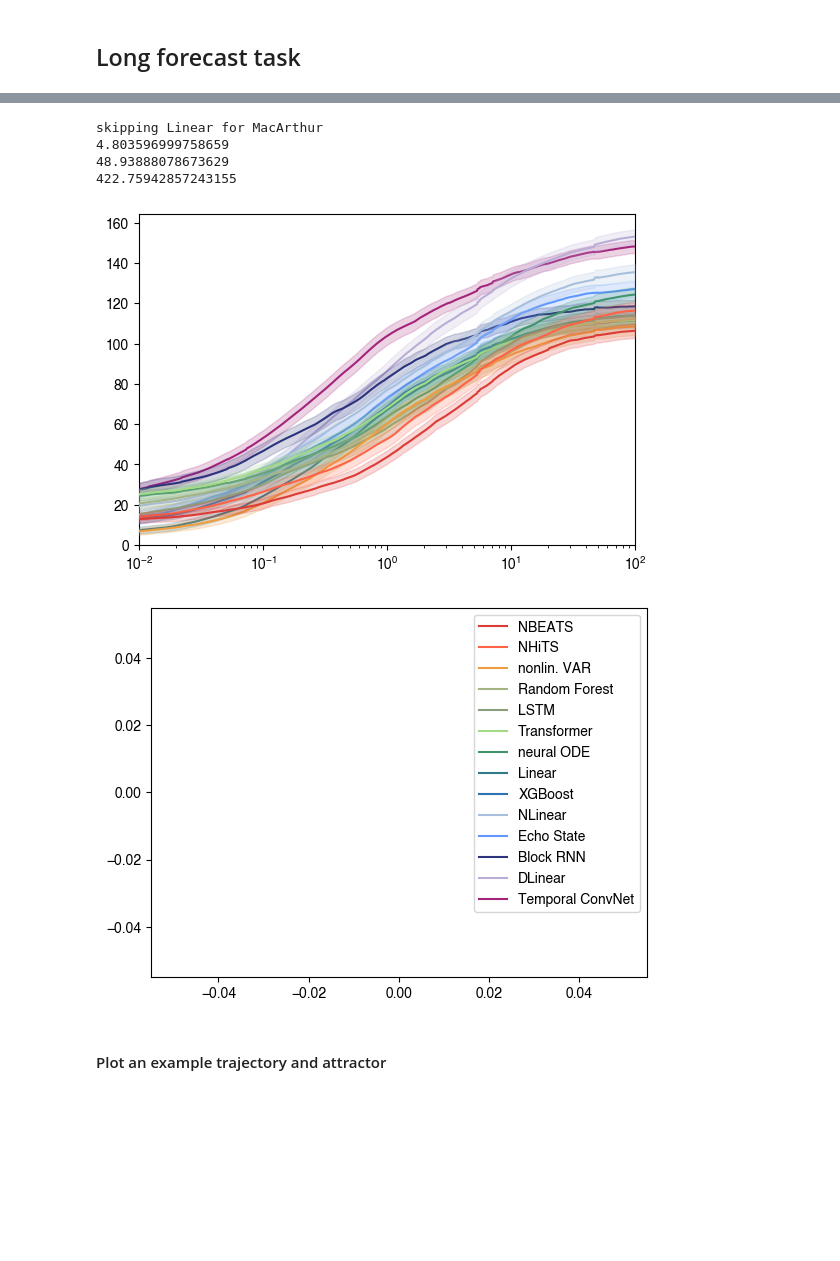
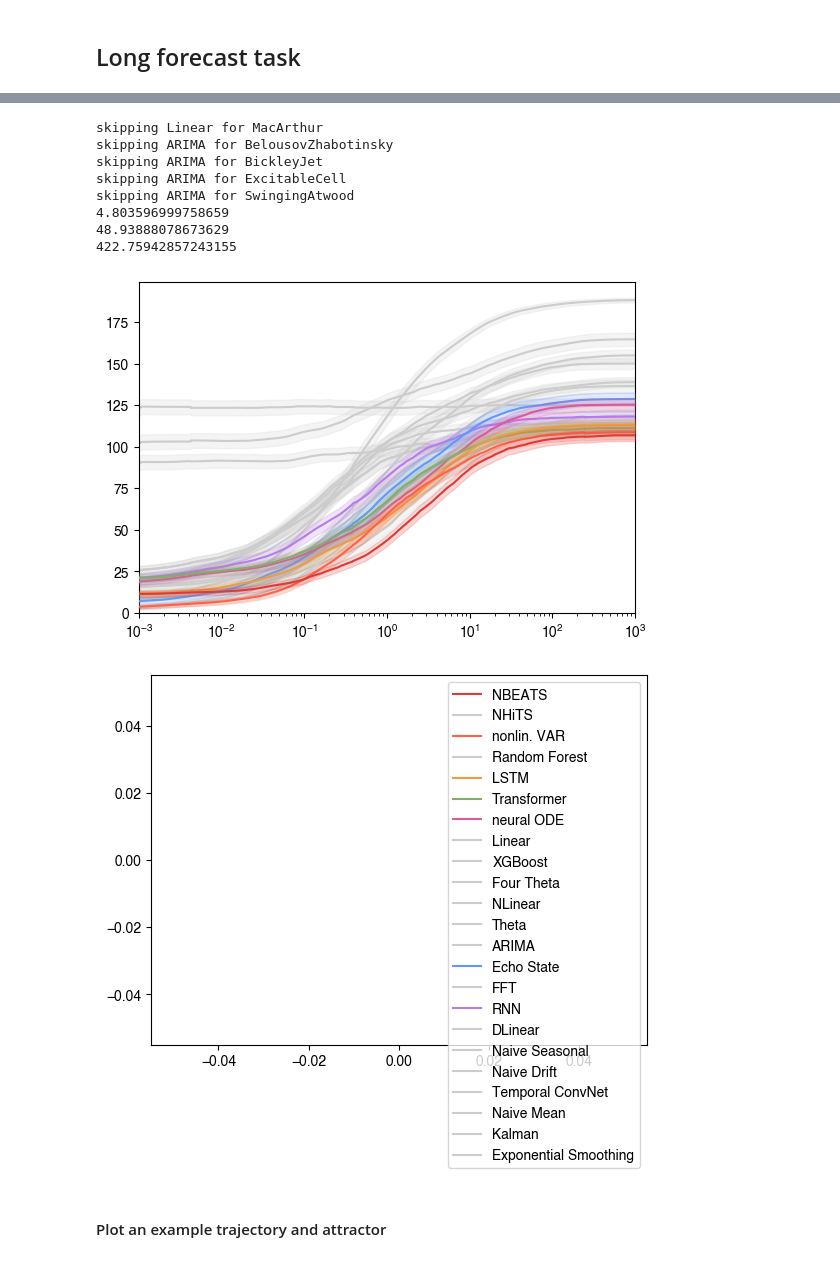
Before and after one commit to williamgilpin/dysts, a Jupyter notebook: benchmarks/figure_forecasting_benchmarks_figures.ipynb, the cells around one changed output, grey strips where cells are left out. Saved outputs shown, nothing was run; the diff lists cells and outputs as text; code cells hidden in the pictures; blank space fills up the shorter version.

```diff
--- a/benchmarks/figure_forecasting_benchmarks_figures.ipynb
+++ b/benchmarks/figure_forecasting_benchmarks_figures.ipynb
@@ -726,29 +705,23 @@ convert_json_to_gzip(fname)
 # %%
-## Load all outputs from cell above
-import json, gzip
-with gzip.open('./private_archive/all_outputs_long_forecasting.json.gz', 'rt', encoding="utf-8") as file:
-    all_outputs = json.load(file)
-    for key in all_outputs.keys():
-        for key2 in all_outputs[key].keys():
-            all_outputs[key][key2] = np.array(all_outputs[key][key2])
+
 
 from scipy.stats import median_abs_deviation
 all_smape_series = dict()
 for model_name in all_outputs["Aizawa"].keys():
-    all_smapes = []
+    all_errs = []
     for equation_name in all_outputs.keys():
         if model_name not in all_outputs[equation_name].keys():
             print(f"skipping {model_name} for {equation_name}")
             continue
-        smape_val = all_outputs[equation_name][model_name]
-        all_smapes.append(smape_val)
-    all_smapes = np.array(all_smapes)
+        err_val = all_outputs[equation_name][model_name]
+        all_errs.append(err_val)
+    all_errs = np.array(all_errs)
 
     all_smape_series[model_name] = dict()
-    all_smape_series[model_name]["median"] = np.nanmedian(all_smapes, axis=0)
-    all_smape_series[model_name]["p75"] = np.percentile(all_smapes, 75, axis=0)
-    all_smape_series[model_name]["p25"] = np.percentile(all_smapes, 25, axis=0)
-    all_smape_series[model_name]["mad"] = median_abs_deviation(all_smapes, axis=0)
-    all_smape_series[model_name]["mean"] = np.nanmean(all_smapes, axis=0)
-    all_smape_series[model_name]["stderr"] = np.nanstd(all_smapes, axis=0) / np.sqrt(all_smapes.shape[0])
+    all_smape_series[model_name]["median"] = np.nanmedian(all_errs, axis=0)
+    all_smape_series[model_name]["p75"] = np.percentile(all_errs, 75, axis=0)
+    all_smape_series[model_name]["p25"] = np.percentile(all_errs, 25, axis=0)
+    all_smape_series[model_name]["mad"] = median_abs_deviation(all_errs, axis=0)
+    all_smape_series[model_name]["mean"] = np.nanmean(all_errs, axis=0)
+    all_smape_series[model_name]["stderr"] = np.nanstd(all_errs, axis=0) / np.sqrt(all_errs.shape[0])
 # %% [output]
@@ -817,6 +859,7 @@ max_lyap_times = list()
 # units of Lyapunov time
 timepoint_grid = np.linspace(1, 100, 1000)
 timepoint_grid = np.logspace(-2, np.log10(100), 1000)
+timepoint_grid = np.logspace(-3, 3, 2000)
 
 
 ## Get the data to lookup timescales
@@ -900,6 +943,10 @@ print(np.percentile(max_lyap_times, 90))
 # plt.plot(np.nanstd(all_predictions, axis=0))
 # %% [output]
 skipping Linear for MacArthur
+skipping ARIMA for BelousovZhabotinsky
+skipping ARIMA for BickleyJet
+skipping ARIMA for ExcitableCell
+skipping ARIMA for SwingingAtwood
 4.803596999758659
 48.93888078673629
 422.75942857243155
@@ -915,43 +962,51 @@ for model_name in model_names[::-1]:
     results_std = np.nanstd(all_prediction_results[model_name], axis=0)
     results_dof = np.sum(~np.isnan(all_prediction_results[model_name]), axis=0)
     results_stderr = results_std / np.sqrt(results_dof)
+
+    color = color_dict[model_name]
+    ## Plot gray models behind colored models
+    if np.all(color == gray_color):
+        zorder_shift = -100
+    else:
+        zorder_shift = 0
+
     plt.fill_between(
         timepoint_grid,
         results_ave - results_stderr,
         results_ave + results_stderr,
         color=color_dict[model_name],
         alpha=0.2,
-        zorder=zorder_index
+        zorder=zorder_index + zorder_shift
     )
     plt.semilogx(
         timepoint_grid,
         results_ave,
         color=color_dict[model_name],
-        zorder=zorder_index + 1
+        zorder=zorder_index + 1 + zorder_shift
     )
     zorder_index += 2
 all_results_rescaled = np.array(all_results_rescaled)
 
 plt.xlim([np.min(timepoint_grid), np.max(timepoint_grid)])
 plt.ylim([0, None])
 # plt.xlim([None, np.max(timepoint_grid)])
 dg.fixed_aspect_ratio(1/1.5, semilogx=True)
 ## Verticale dashed line at x = 1.0
 # plt.axvline(1.0,
 #             color='k', linestyle='--', alpha=0.3, zorder=-1000, linewidth=1,
 #             dashes=(14, 4)
 # )
 dg.better_savefig(FIGPATH + "forecast_lengths.png", dpi=450, dryrun=NOSAVEFIG)
 
 ## make a separate legend for the fill_between
 plt.figure()
 for i, model_name in enumerate(model_names):
-    plt.plot([], color=pastel_rainbow[i], label=model_name)
+    plt.plot([], color=color_dict[model_name], label=model_name)
 plt.legend()
 dg.better_savefig(FIGPATH + "forecast_lengths_legend.png", dpi=450, dryrun=NOSAVEFIG)
 # %% [output]
-[figure, old version]
+[figure, new version]
-[figure, old version]
+[figure, new version]
 # %% [markdown]
 #### Plot an example trajectory and attractor
 # %%
```
Also changed, not shown: parts of 31 cells of this notebook, 2 other files.
